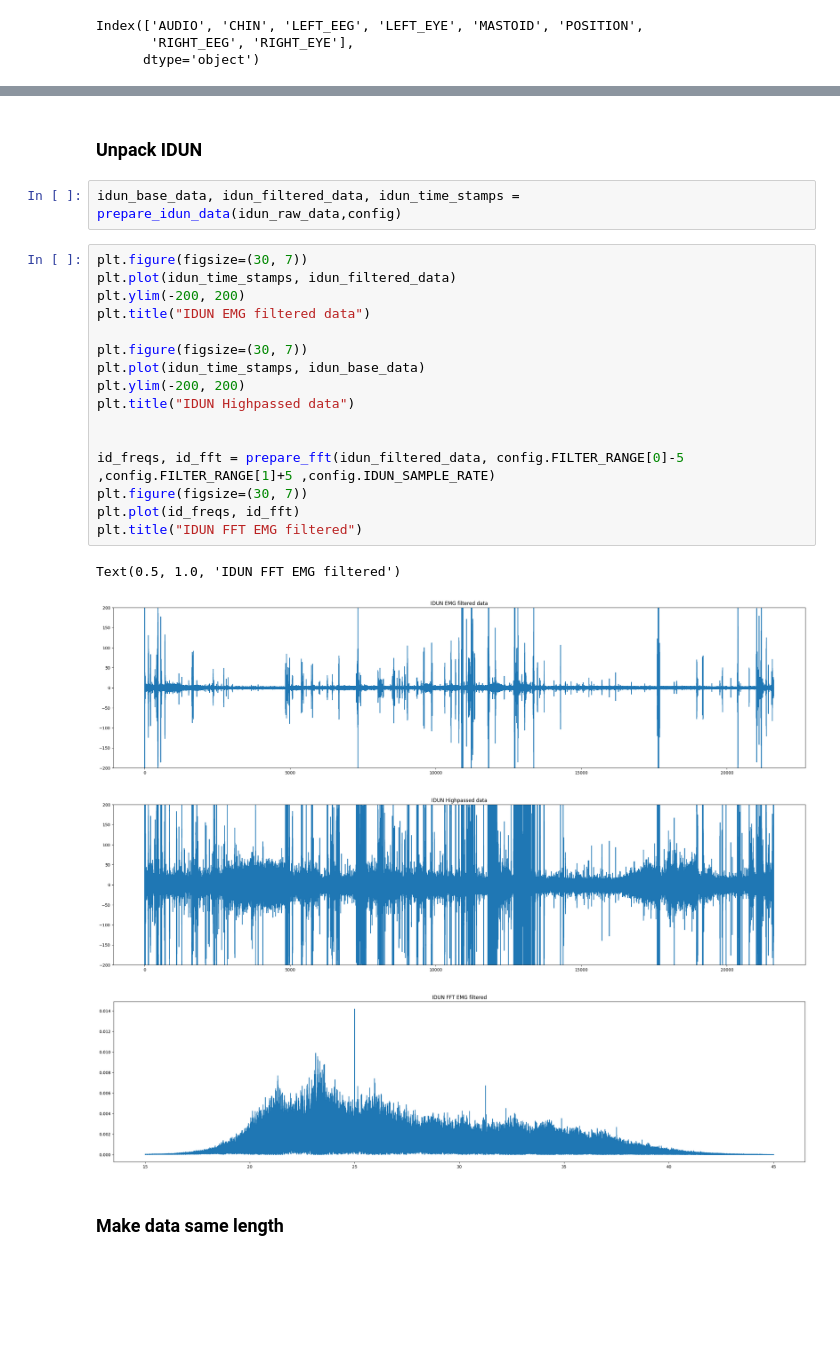
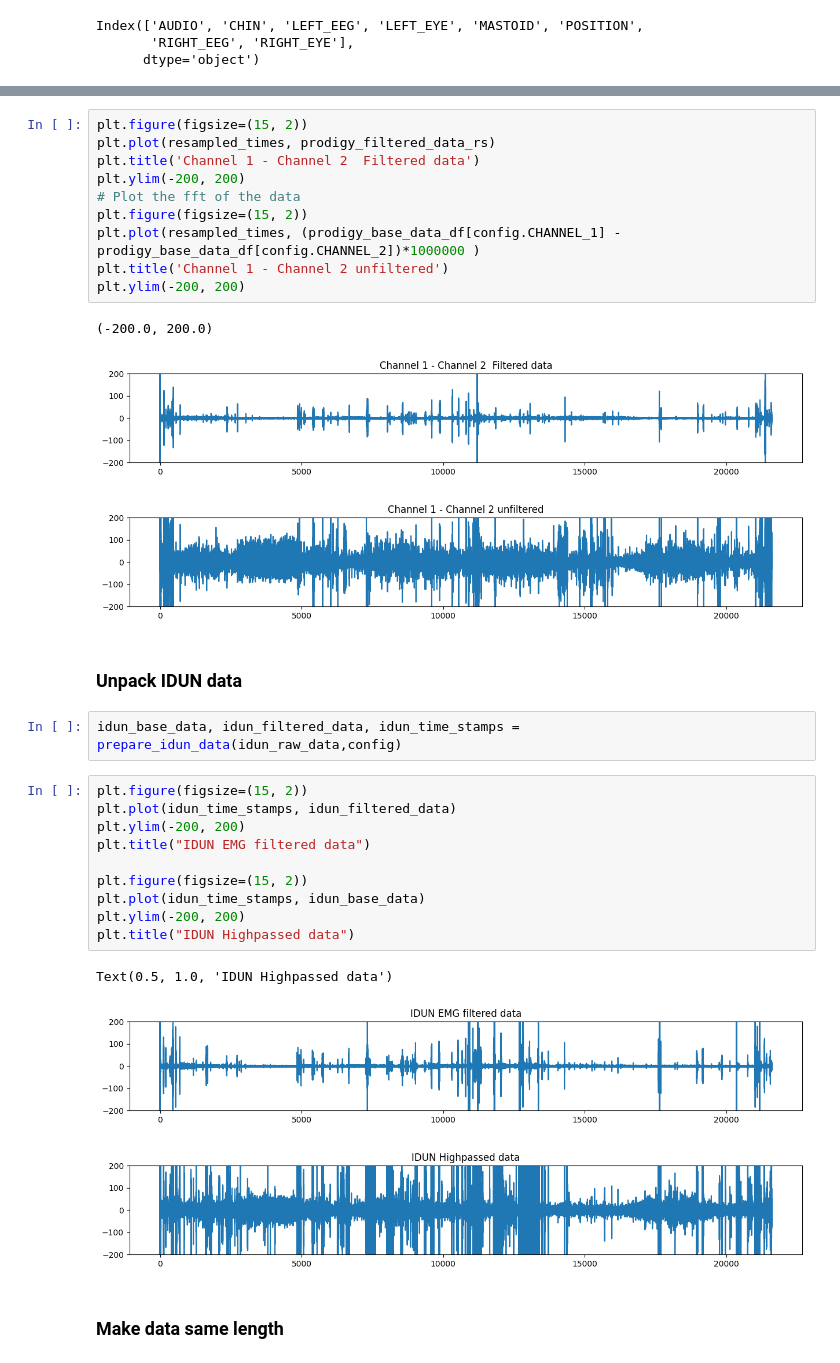
Before and after one commit to iduntech/idn-sync-data, a Jupyter notebook: sync_main.ipynb, the cells around one changed output, grey strips where cells are left out. Saved outputs shown, nothing was run; the diff lists cells and outputs as text; blank space fills up the shorter version.

```diff
--- a/sync_main.ipynb
+++ b/sync_main.ipynb
@@ -57,28 +37,35 @@ plt.plot(pr_freqs_rs, pr_fft_rs)
+# %%
+plt.figure(figsize=(15, 2))
+plt.plot(resampled_times, prodigy_filtered_data_rs)
+plt.title('Channel 1 - Channel 2  Filtered data')
+plt.ylim(-200, 200)
+# Plot the fft of the data
+plt.figure(figsize=(15, 2))
+plt.plot(resampled_times, (prodigy_base_data_df[config.CHANNEL_1] - prodigy_base_data_df[config.CHANNEL_2])*1000000 )
+plt.title('Channel 1 - Channel 2 unfiltered')
+plt.ylim(-200, 200)
+# %% [output]
+(-200.0, 200.0)
+[figure, added]
+[figure, added]
 # %% [markdown]
-### Unpack IDUN
+### Unpack IDUN data
 # %%
 idun_base_data, idun_filtered_data, idun_time_stamps = prepare_idun_data(idun_raw_data,config)
 # %%
-plt.figure(figsize=(30, 7))
+plt.figure(figsize=(15, 2))
 plt.plot(idun_time_stamps, idun_filtered_data)
 plt.ylim(-200, 200)
 plt.title("IDUN EMG filtered data")
 
-plt.figure(figsize=(30, 7))
+plt.figure(figsize=(15, 2))
 plt.plot(idun_time_stamps, idun_base_data)
 plt.ylim(-200, 200)
 plt.title("IDUN Highpassed data")
-
-
-id_freqs, id_fft = prepare_fft(idun_filtered_data, config.FILTER_RANGE[0]-5 ,config.FILTER_RANGE[1]+5 ,config.IDUN_SAMPLE_RATE)
-plt.figure(figsize=(30, 7))
-plt.plot(id_freqs, id_fft)
-plt.title("IDUN FFT EMG filtered")
 # %% [output]
-Text(0.5, 1.0, 'IDUN FFT EMG filtered')
+Text(0.5, 1.0, 'IDUN Highpassed data')
-[figure, old version]
+[figure, new version]
-[figure, old version]
+[figure, new version]
-[figure, removed]
 # %% [markdown]
 ### Make data same length
 # %%
```
Also changed, not shown: parts of 28 cells of this notebook, 1 other file.
